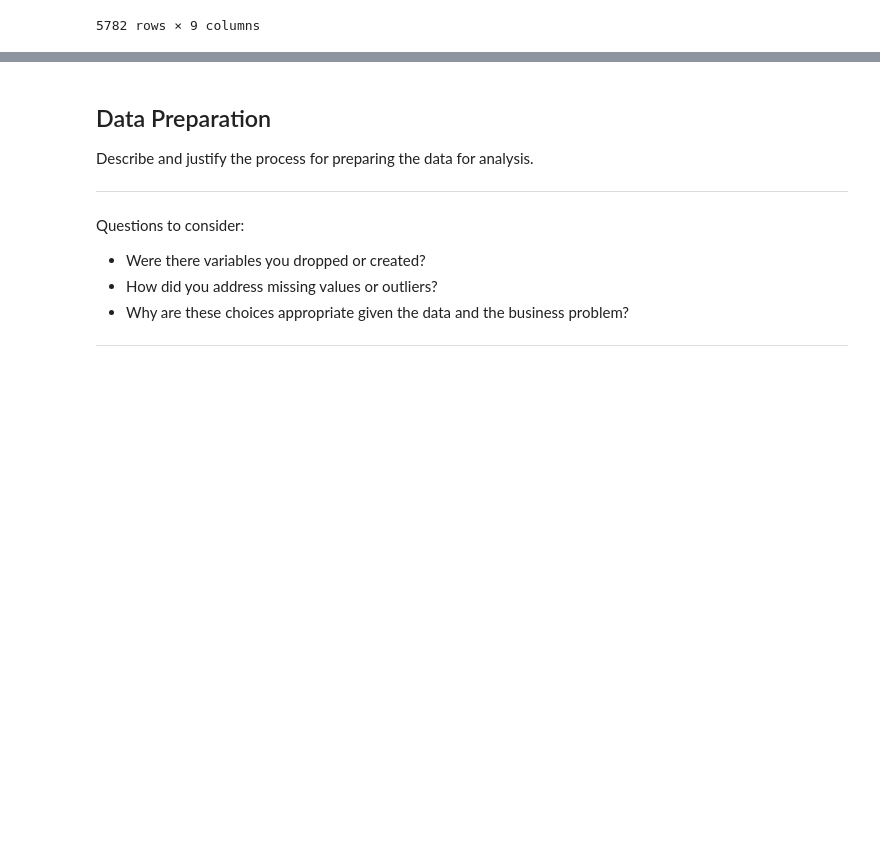
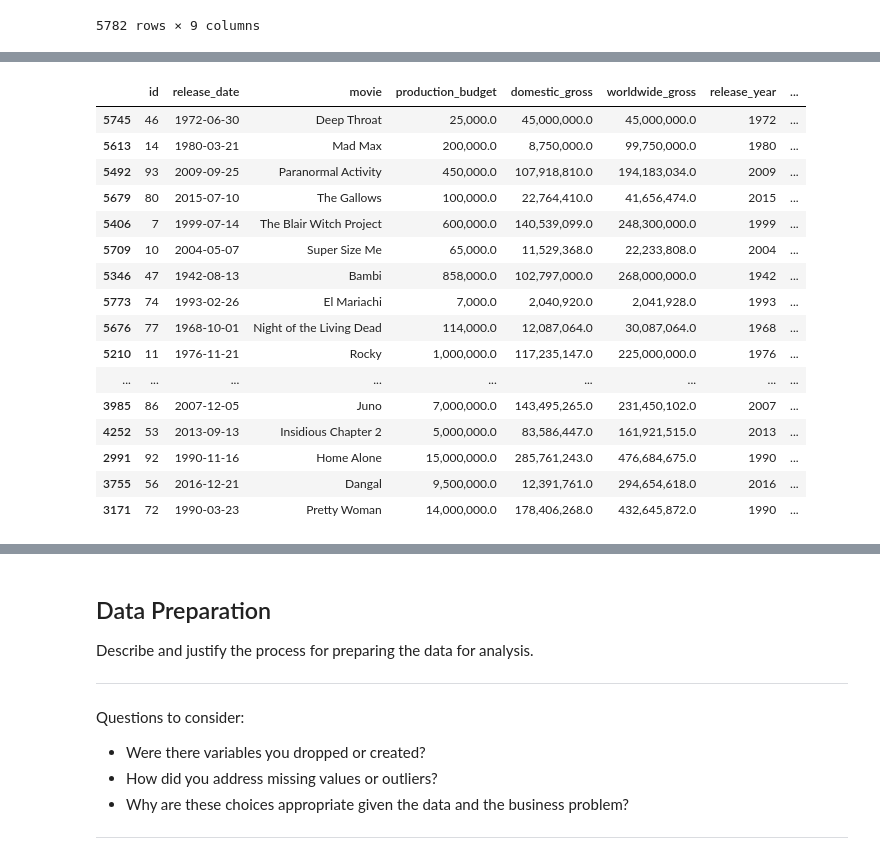
Before and after one commit to jxn628/dsc-phase-1-project, a Jupyter notebook: student.ipynb, the cells around one changed output, grey strips where cells are left out. Cells and saved outputs as stored; diff of their text form; code cells hidden in the pictures; blank space fills up the shorter version.

```diff
--- a/student.ipynb
+++ b/student.ipynb
@@ -657,3 +662,24 @@ table9.describe()
 | 50% | 50.0 | 17,000,000.0 | 17,225,945.0 | 27,984,448.5 | 2,007.0 | 8,550,285.5 | 0.7083098257683216 |
 | 75% | 75.0 | 40,000,000.0 | 52,348,661.5 | 97,645,836.5 | 2,012.0 | 60,968,501.75 | 2.7583460836038967 |
 | max | 100.0 | 425,000,000.0 | 936,662,225.0 | 2,776,345,279.0 | 2,020.0 | 2,351,345,279.0 | 1,799.0 |
+# %%
+#sorted by ROI.
+table9.sort_values(by='ROI', ascending=False).head(100)
+# %% [output]
+|  | id | release_date | movie | production_budget | domestic_gross | worldwide_gross | release_year | ... |
+| 5745 | 46 | 1972-06-30 | Deep Throat | 25,000.0 | 45,000,000.0 | 45,000,000.0 | 1972 | ... |
+| 5613 | 14 | 1980-03-21 | Mad Max | 200,000.0 | 8,750,000.0 | 99,750,000.0 | 1980 | ... |
+| 5492 | 93 | 2009-09-25 | Paranormal Activity | 450,000.0 | 107,918,810.0 | 194,183,034.0 | 2009 | ... |
+| 5679 | 80 | 2015-07-10 | The Gallows | 100,000.0 | 22,764,410.0 | 41,656,474.0 | 2015 | ... |
+| 5406 | 7 | 1999-07-14 | The Blair Witch Project | 600,000.0 | 140,539,099.0 | 248,300,000.0 | 1999 | ... |
+| 5709 | 10 | 2004-05-07 | Super Size Me | 65,000.0 | 11,529,368.0 | 22,233,808.0 | 2004 | ... |
+| 5346 | 47 | 1942-08-13 | Bambi | 858,000.0 | 102,797,000.0 | 268,000,000.0 | 1942 | ... |
+| 5773 | 74 | 1993-02-26 | El Mariachi | 7,000.0 | 2,040,920.0 | 2,041,928.0 | 1993 | ... |
+| 5676 | 77 | 1968-10-01 | Night of the Living Dead | 114,000.0 | 12,087,064.0 | 30,087,064.0 | 1968 | ... |
+| 5210 | 11 | 1976-11-21 | Rocky | 1,000,000.0 | 117,235,147.0 | 225,000,000.0 | 1976 | ... |
+| ... | ... | ... | ... | ... | ... | ... | ... | ... |
+| 3985 | 86 | 2007-12-05 | Juno | 7,000,000.0 | 143,495,265.0 | 231,450,102.0 | 2007 | ... |
+| 4252 | 53 | 2013-09-13 | Insidious Chapter 2 | 5,000,000.0 | 83,586,447.0 | 161,921,515.0 | 2013 | ... |
+| 2991 | 92 | 1990-11-16 | Home Alone | 15,000,000.0 | 285,761,243.0 | 476,684,675.0 | 1990 | ... |
+| 3755 | 56 | 2016-12-21 | Dangal | 9,500,000.0 | 12,391,761.0 | 294,654,618.0 | 2016 | ... |
+| 3171 | 72 | 1990-03-23 | Pretty Woman | 14,000,000.0 | 178,406,268.0 | 432,645,872.0 | 1990 | ... |
```
Also changed, not shown: parts of 27 cells of this notebook.
